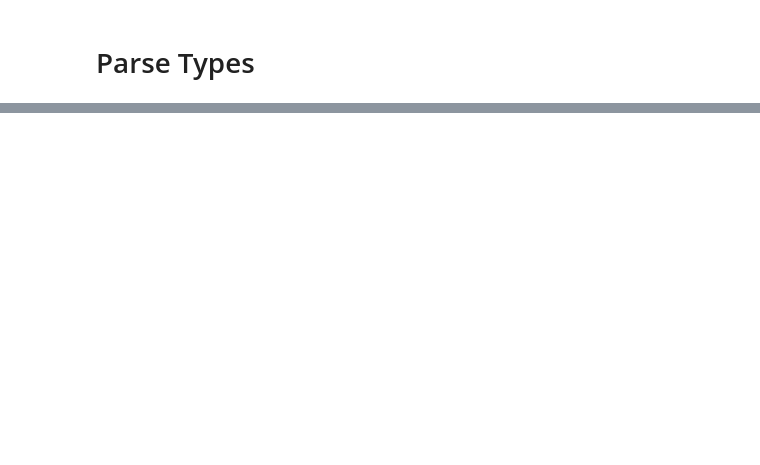
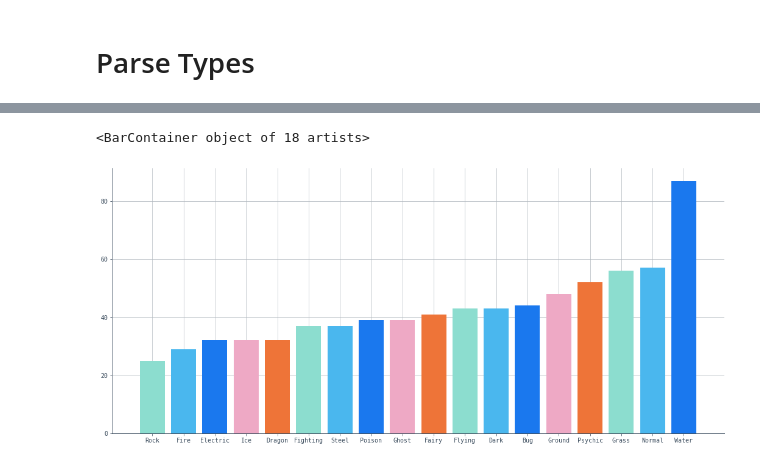
Before and after one commit to lemming52/wild_area, a Jupyter notebook: teams.ipynb, the cells around one changed output, grey strips where cells are left out. Drawn from its saved outputs; the diff is of its cells as text; code cells hidden in the pictures; blank space fills up the shorter version.

```diff
--- a/teams.ipynb
+++ b/teams.ipynb
@@ -85,0 +94,6 @@ pokemon['Water']
+# %%
+plt.figure(figsize=(18, 8))
+plt.bar([k for k, v in counts.items()], [v for k, v in counts.items()], color=ds.SCORES);
+# %% [output]
+<BarContainer object of 18 artists>
+[figure, added]
```
Also changed, not shown: parts of 10 cells of this notebook, 1 other file.
